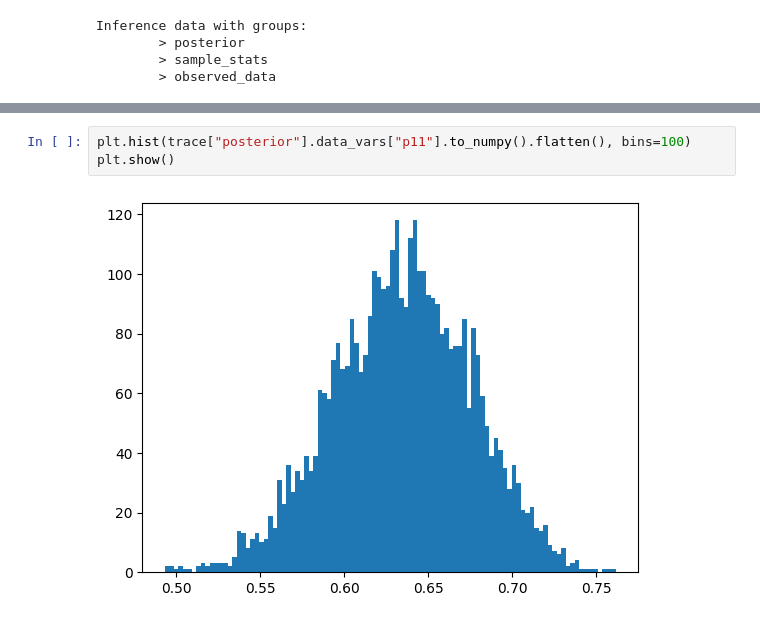
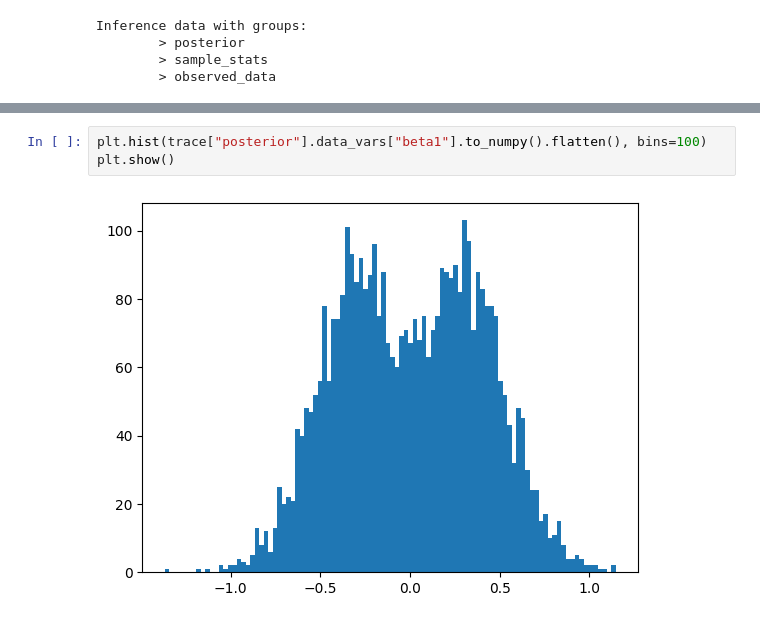
Before and after one commit to calacademy-research/COMB, a Jupyter notebook: paper_assets/python/modeling/examine.ipynb, the cells around one changed output, grey strips where cells are left out. Saved outputs shown, nothing was run; the diff lists cells and outputs as text.

```diff
--- a/paper_assets/python/modeling/examine.ipynb
+++ b/paper_assets/python/modeling/examine.ipynb
@@ -13,5 +31,5 @@ Inference data with groups:
 # %%
-plt.hist(trace["posterior"].data_vars["p11"].to_numpy().flatten(), bins=100)
+plt.hist(trace["posterior"].data_vars["beta1"].to_numpy().flatten(), bins=100)
 plt.show()
 # %% [output]
-[figure, old version]
+[figure, new version]
```
Also changed, not shown: parts of 3 cells of this notebook, 9 other files.
